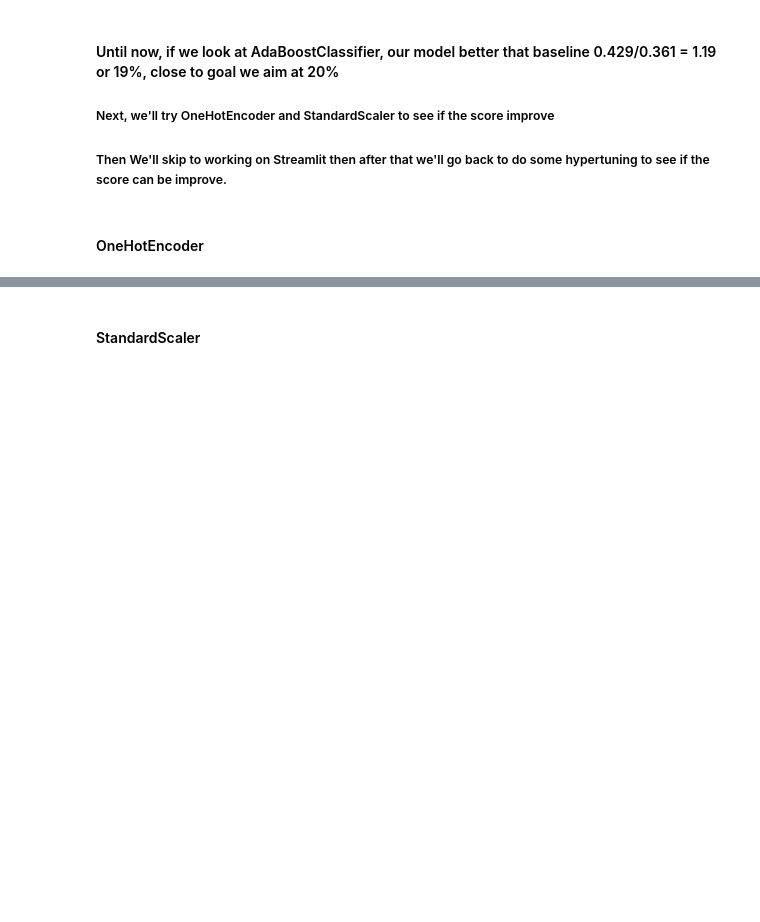
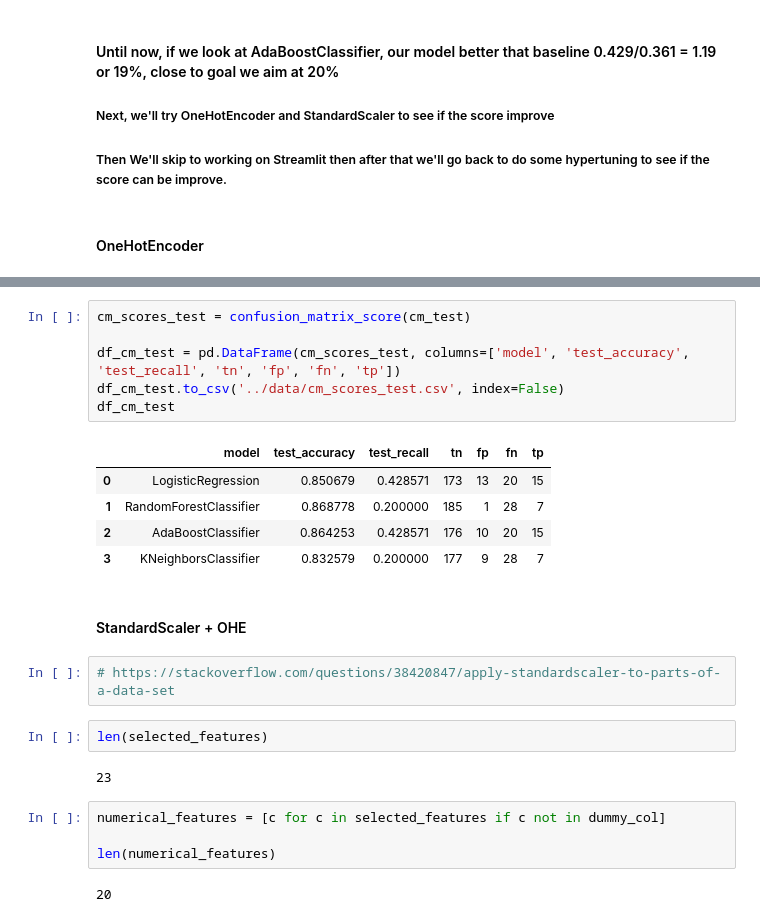
Before and after one commit to atigonh/resignation, a Jupyter notebook: code/4_Procudtion_Model.ipynb, the cells around one changed output, grey strips where cells are left out. Saved outputs shown, nothing was run; the diff lists cells and outputs as text; blank space fills up the shorter version.

```diff
--- a/code/4_Procudtion_Model.ipynb
+++ b/code/4_Procudtion_Model.ipynb
@@ -269,2 +302,26 @@ df_cm_test
+# %%
+cm_scores_test = confusion_matrix_score(cm_test)
+
+df_cm_test = pd.DataFrame(cm_scores_test, columns=['model', 'test_accuracy', 'test_recall', 'tn', 'fp', 'fn', 'tp'])
+df_cm_test.to_csv('../data/cm_scores_test.csv', index=False)
+df_cm_test
+# %% [output]
+|  | model | test_accuracy | test_recall | tn | fp | fn | tp |
+| 0 | LogisticRegression | 0.850679 | 0.428571 | 173 | 13 | 20 | 15 |
+| 1 | RandomForestClassifier | 0.868778 | 0.200000 | 185 | 1 | 28 | 7 |
+| 2 | AdaBoostClassifier | 0.864253 | 0.428571 | 176 | 10 | 20 | 15 |
+| 3 | KNeighborsClassifier | 0.832579 | 0.200000 | 177 | 9 | 28 | 7 |
 # %% [markdown]
-#### StandardScaler
+#### StandardScaler + OHE
+# %%
+# https://stackoverflow.com/questions/38420847/apply-standardscaler-to-parts-of-a-data-set
+# %%
+len(selected_features)
+# %% [output]
+23
+# %%
+numerical_features = [c for c in selected_features if c not in dummy_col]
+
+len(numerical_features)
+# %% [output]
+20
```
Also changed, not shown: parts of 20 cells of this notebook, 2 other files.
